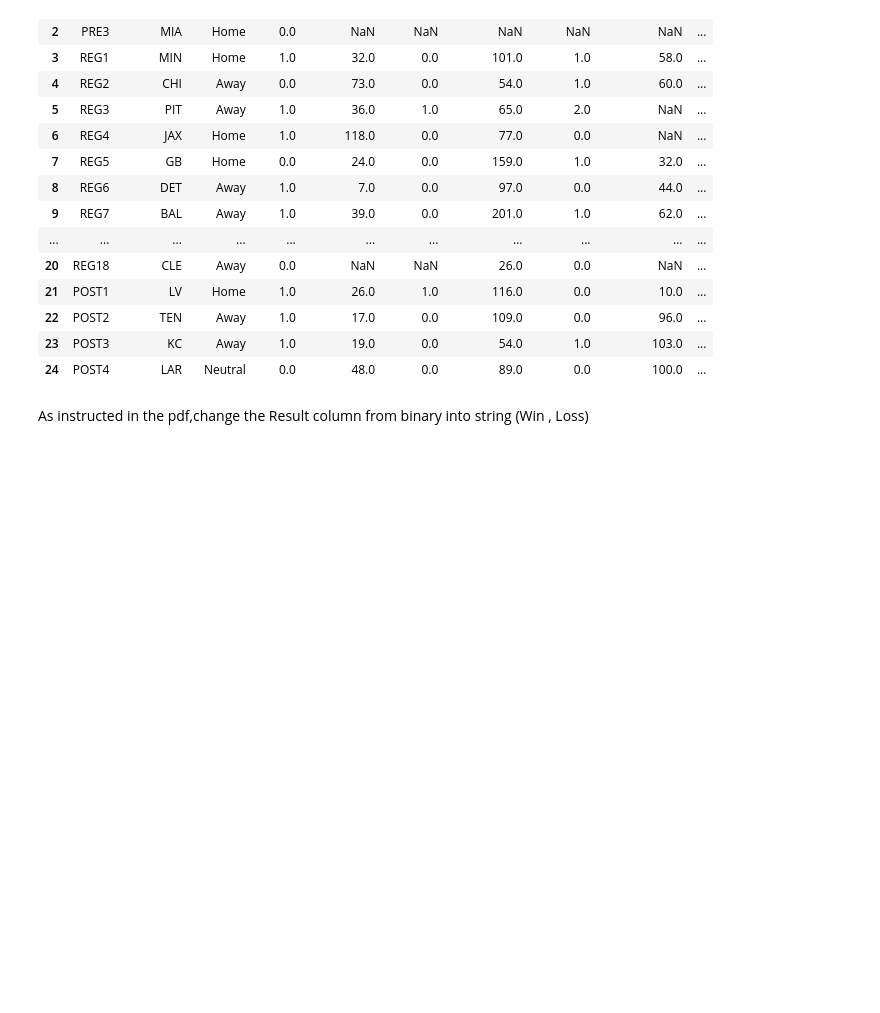
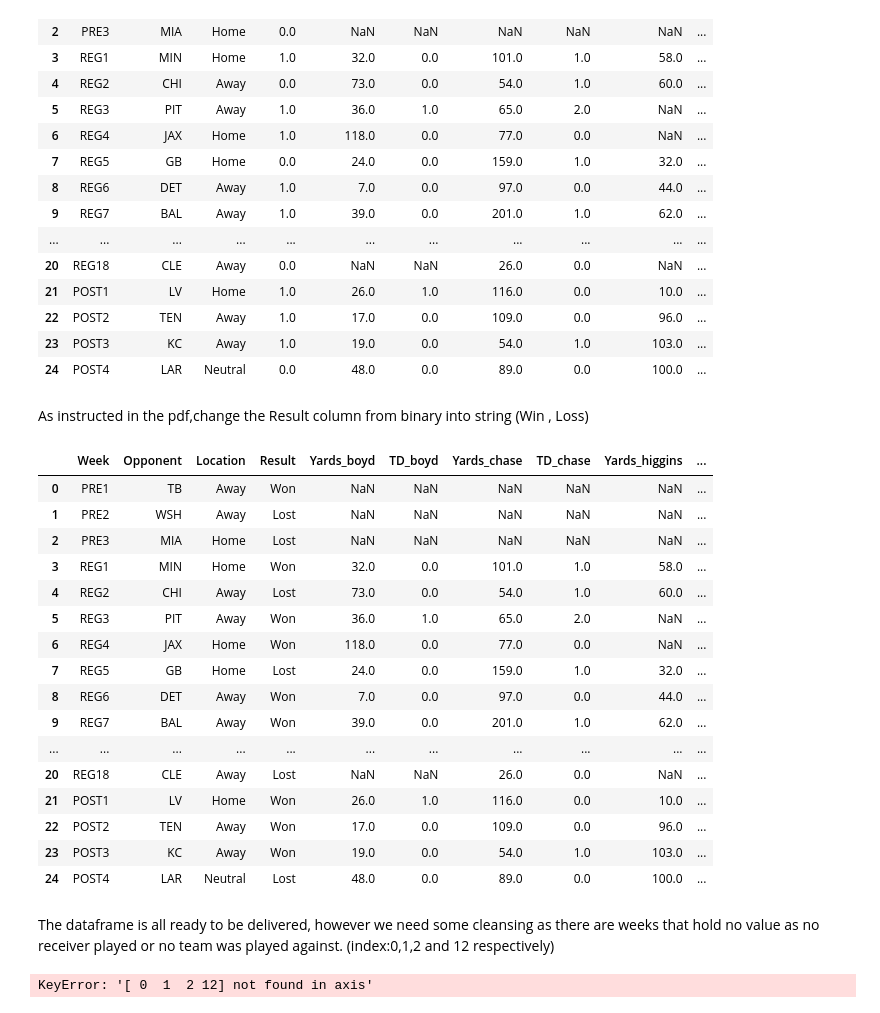
Before and after one commit to pescoto0325/Mindex, a Jupyter notebook: Mindex.ipynb, the cells around one changed output. Cells and saved outputs as stored; diff of their text form; code cells hidden in the pictures; blank space fills up the shorter version.

```diff
--- a/Mindex.ipynb
+++ b/Mindex.ipynb
@@ -83,3 +84,32 @@ final_df
 | 24 | POST4 | LAR | Neutral | 0.0 | 48.0 | 0.0 | 89.0 | 0.0 | 100.0 | ... |
 # %% [markdown]
 As instructed in the pdf,change the Result column from binary into string (Win , Loss)
+# %%
+condition1 = [(final_df['Result'] == 1), (final_df['Result'] == 0)]
+change = ['Won','Lost']
+final_df['Result'] = np.select(condition1, change)
+final_df
+# %% [output]
+|  | Week | Opponent | Location | Result | Yards_boyd | TD_boyd | Yards_chase | TD_chase | Yards_higgins | ... |
+| 0 | PRE1 | TB | Away | Won | NaN | NaN | NaN | NaN | NaN | ... |
+| 1 | PRE2 | WSH | Away | Lost | NaN | NaN | NaN | NaN | NaN | ... |
+| 2 | PRE3 | MIA | Home | Lost | NaN | NaN | NaN | NaN | NaN | ... |
+| 3 | REG1 | MIN | Home | Won | 32.0 | 0.0 | 101.0 | 1.0 | 58.0 | ... |
+| 4 | REG2 | CHI | Away | Lost | 73.0 | 0.0 | 54.0 | 1.0 | 60.0 | ... |
+| 5 | REG3 | PIT | Away | Won | 36.0 | 1.0 | 65.0 | 2.0 | NaN | ... |
+| 6 | REG4 | JAX | Home | Won | 118.0 | 0.0 | 77.0 | 0.0 | NaN | ... |
+| 7 | REG5 | GB | Home | Lost | 24.0 | 0.0 | 159.0 | 1.0 | 32.0 | ... |
+| 8 | REG6 | DET | Away | Won | 7.0 | 0.0 | 97.0 | 0.0 | 44.0 | ... |
+| 9 | REG7 | BAL | Away | Won | 39.0 | 0.0 | 201.0 | 1.0 | 62.0 | ... |
+| ... | ... | ... | ... | ... | ... | ... | ... | ... | ... | ... |
+| 20 | REG18 | CLE | Away | Lost | NaN | NaN | 26.0 | 0.0 | NaN | ... |
+| 21 | POST1 | LV | Home | Won | 26.0 | 1.0 | 116.0 | 0.0 | 10.0 | ... |
+| 22 | POST2 | TEN | Away | Won | 17.0 | 0.0 | 109.0 | 0.0 | 96.0 | ... |
+| 23 | POST3 | KC | Away | Won | 19.0 | 0.0 | 54.0 | 1.0 | 103.0 | ... |
+| 24 | POST4 | LAR | Neutral | Lost | 48.0 | 0.0 | 89.0 | 0.0 | 100.0 | ... |
+# %% [markdown]
+The dataframe is all ready to be delivered, however we need some cleansing as there are weeks that hold no value as no receiver played or no team was played against. (index:0,1,2 and 12 respectively)
+# %%
+final_df = final_df.drop([0, 1, 2,12])
+# %% [output]
+KeyError: '[ 0  1  2 12] not found in axis'
```
Also changed, not shown: parts of 3 cells of this notebook.
